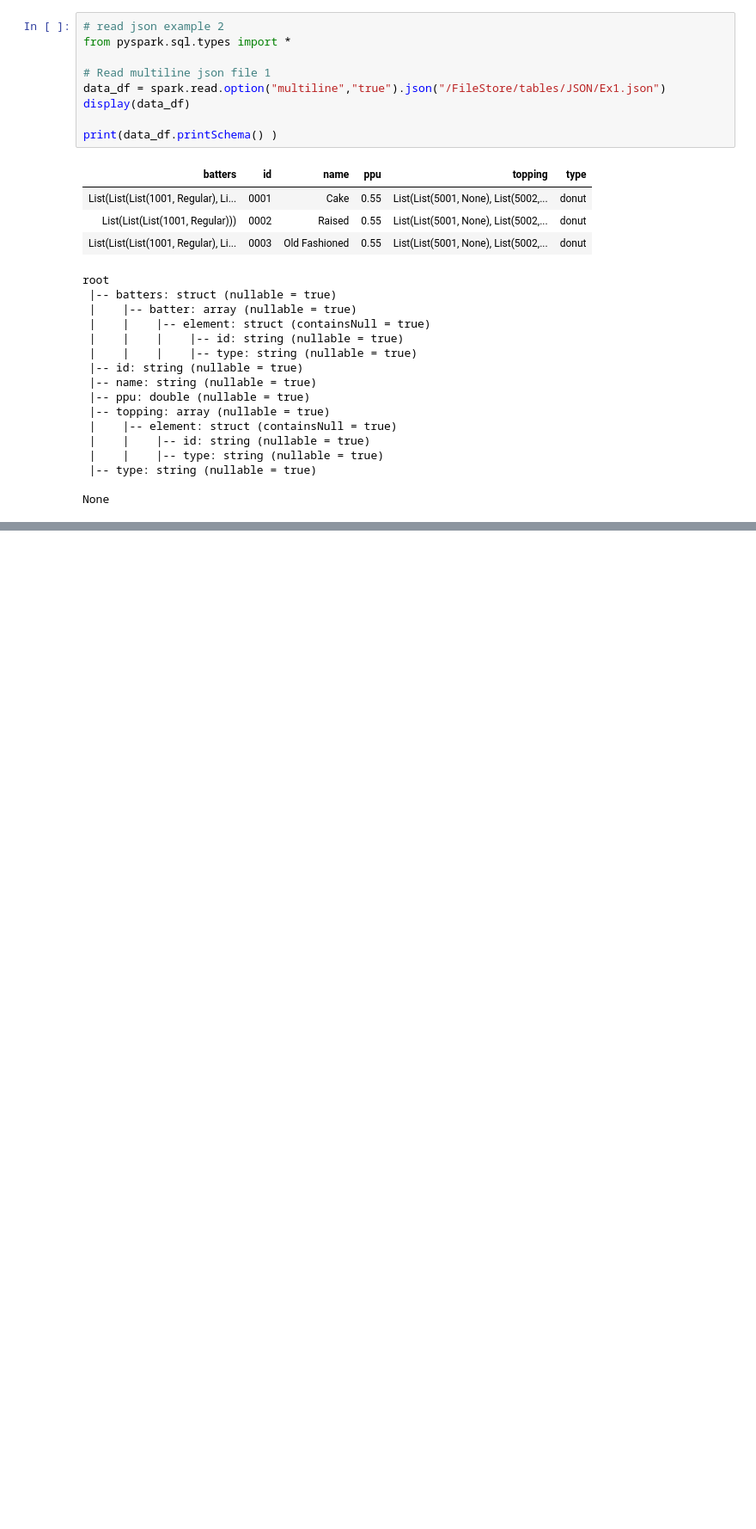
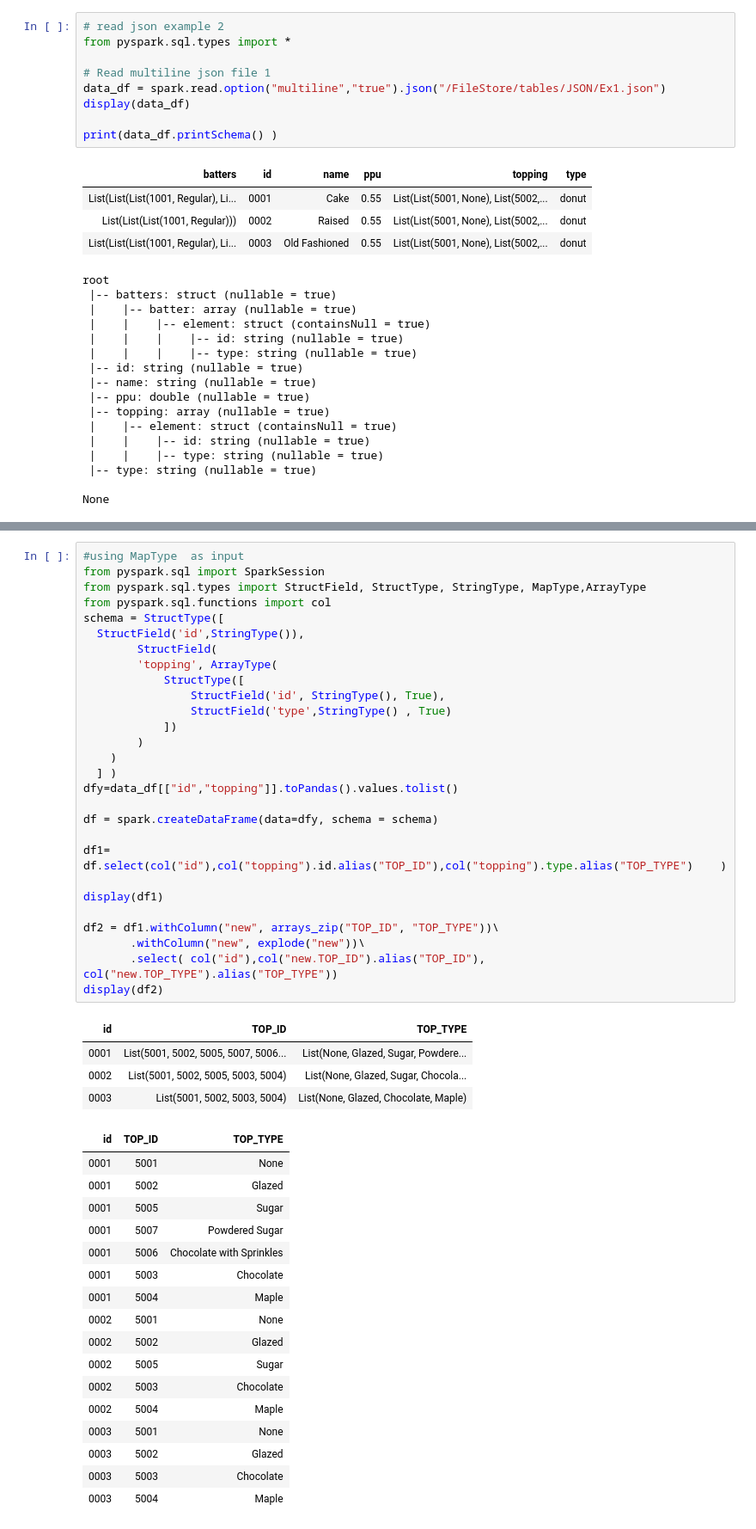
Before and after one commit to ozukun/PySpark_Json, a Jupyter notebook: PySpark Data Op.ipynb, the cells around one changed output, grey strips where cells are left out. Shown at 86% size. Saved outputs shown, nothing was run; the diff lists cells and outputs as text; blank space fills up the shorter version.

```diff
--- a/PySpark Data Op.ipynb
+++ b/PySpark Data Op.ipynb
@@ -390,0 +342,50 @@ display(   df.select(col("id"),col("batters").batter.id,col("batters").batter.ty
+# %%
+#using MapType  as input
+from pyspark.sql import SparkSession
+from pyspark.sql.types import StructField, StructType, StringType, MapType,ArrayType
+from pyspark.sql.functions import col
+schema = StructType([
+  StructField('id',StringType()),
+        StructField(
+        'topping', ArrayType(
+            StructType([
+                StructField('id', StringType(), True),
+                StructField('type',StringType() , True)
+            ])
+        )
+    )
+  ] )
+dfy=data_df[["id","topping"]].toPandas().values.tolist()
+
+df = spark.createDataFrame(data=dfy, schema = schema)
+
+df1=  df.select(col("id"),col("topping").id.alias("TOP_ID"),col("topping").type.alias("TOP_TYPE")    )
+
+display(df1)
+
+df2 = df1.withColumn("new", arrays_zip("TOP_ID", "TOP_TYPE"))\
+       .withColumn("new", explode("new"))\
+       .select( col("id"),col("new.TOP_ID").alias("TOP_ID"), col("new.TOP_TYPE").alias("TOP_TYPE"))
+display(df2)
+# %% [output]
+| id | TOP_ID | TOP_TYPE |
+| 0001 | List(5001, 5002, 5005, 5007, 5006... | List(None, Glazed, Sugar, Powdere... |
+| 0002 | List(5001, 5002, 5005, 5003, 5004) | List(None, Glazed, Sugar, Chocola... |
+| 0003 | List(5001, 5002, 5003, 5004) | List(None, Glazed, Chocolate, Maple) |
+| id | TOP_ID | TOP_TYPE |
+| 0001 | 5001 | None |
+| 0001 | 5002 | Glazed |
+| 0001 | 5005 | Sugar |
+| 0001 | 5007 | Powdered Sugar |
+| 0001 | 5006 | Chocolate with Sprinkles |
+| 0001 | 5003 | Chocolate |
+| 0001 | 5004 | Maple |
+| 0002 | 5001 | None |
+| 0002 | 5002 | Glazed |
+| 0002 | 5005 | Sugar |
+| 0002 | 5003 | Chocolate |
+| 0002 | 5004 | Maple |
+| 0003 | 5001 | None |
+| 0003 | 5002 | Glazed |
+| 0003 | 5003 | Chocolate |
+| 0003 | 5004 | Maple |
```
Also changed, not shown: parts of 10 cells of this notebook.
